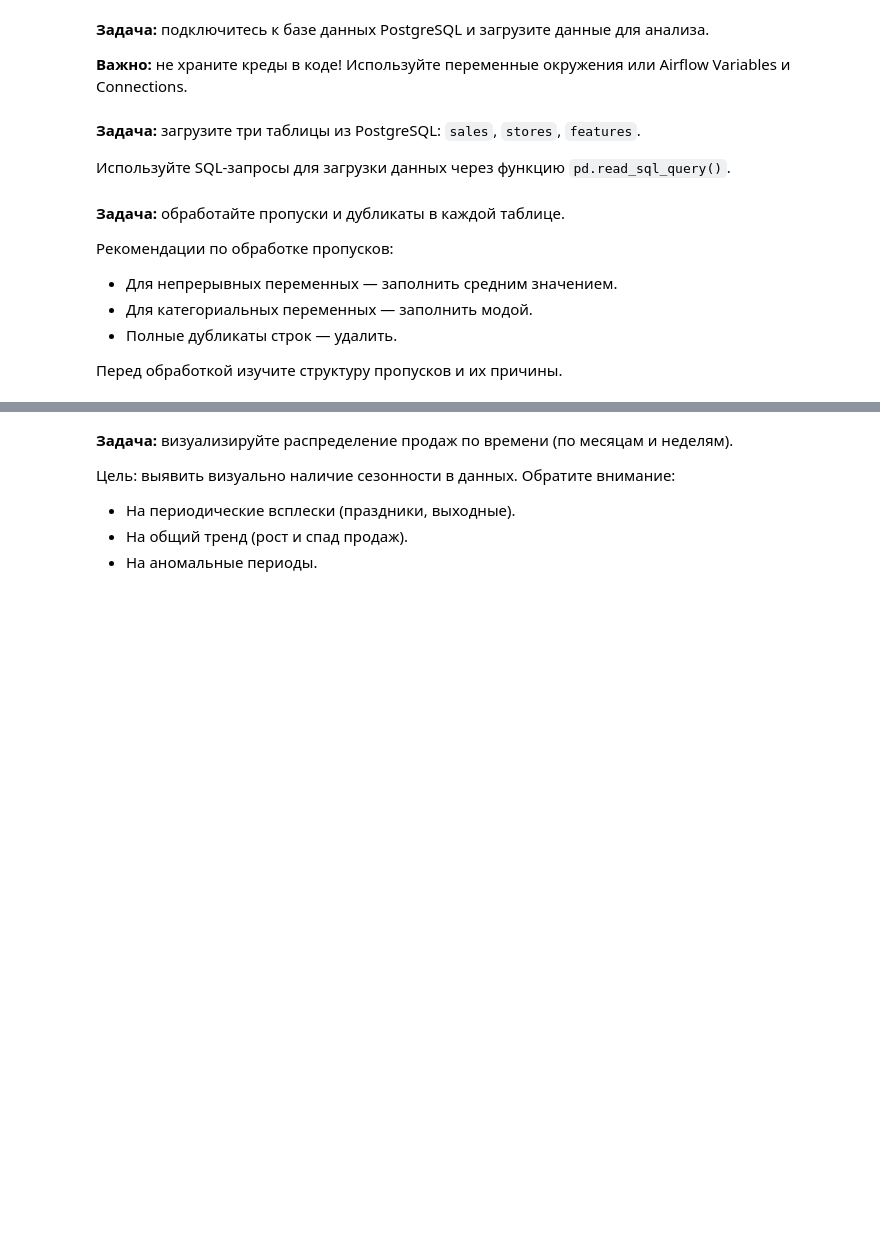
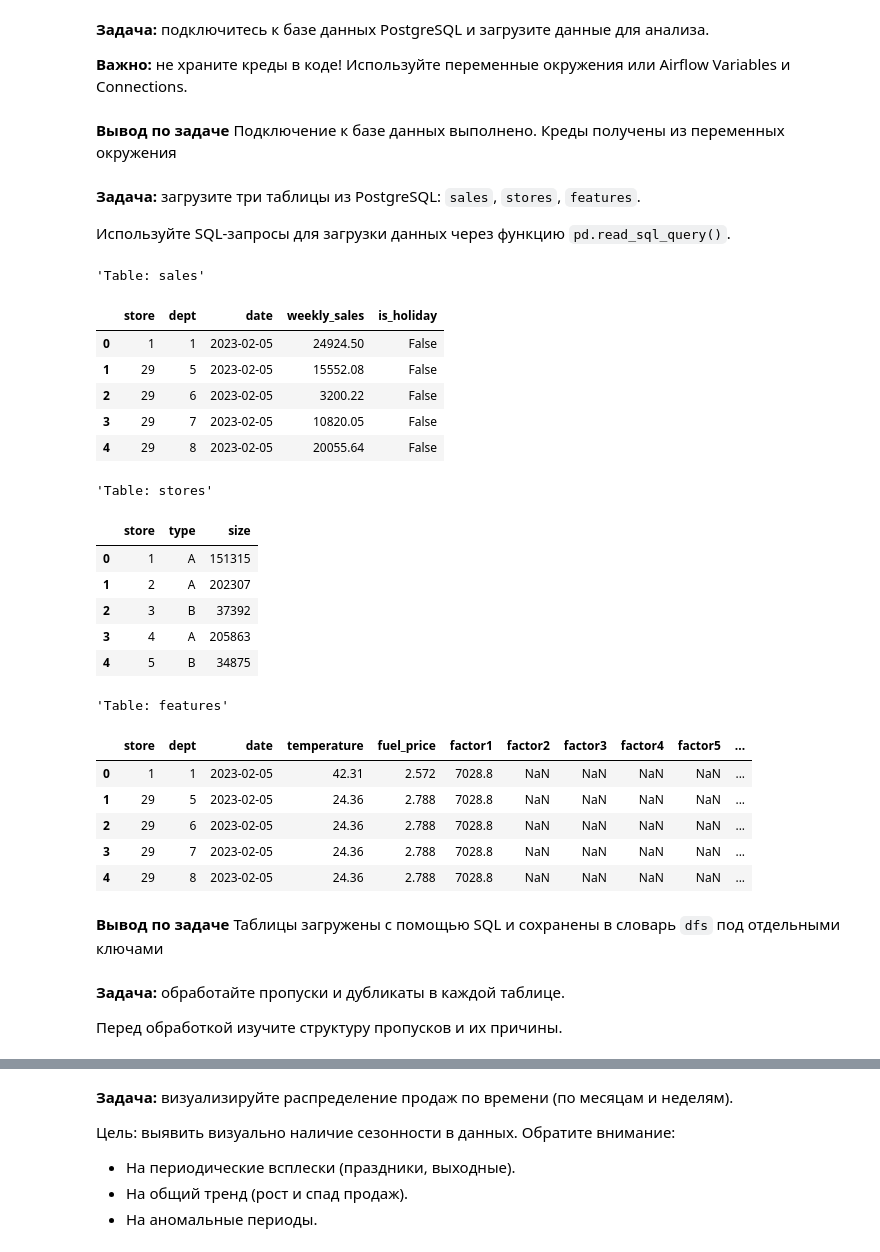
Before and after one commit to Daniel217D/airflow-pipeline-for-Prilavok, a Jupyter notebook: model_training.ipynb, the cells around one changed output, grey strips where cells are left out. Saved outputs shown, nothing was run; the diff lists cells and outputs as text; code cells hidden in the pictures; blank space fills up the shorter version.

```diff
--- a/model_training.ipynb
+++ b/model_training.ipynb
@@ -72,7 +91,51 @@ RANDOM_STATE = 42
 **Задача:** подключитесь к базе данных PostgreSQL и загрузите данные для анализа.
 
 **Важно:** не храните креды в коде! Используйте переменные окружения или Airflow Variables и Connections.
+# %%
+# Создание строки подключения
+SQL_URL = connection_string = 'postgresql://{}:{}@{}:{}/{}?sslmode=require'.format(
+    os.getenv('DB_USER'), os.getenv('DB_PASSWORD'), os.getenv('DB_HOST'), os.getenv('DB_PORT'), os.getenv('DB_NAME')
+)
+# %%
+# Создание движка SQL для подключения к базе данных
+from sqlalchemy import create_engine
+sql_engine = create_engine(SQL_URL)
+# %% [markdown]
+**Вывод по задаче**
+Подключение к базе данных выполнено. Креды получены из переменных окружения
 # %% [markdown]
 **Задача:** загрузите три таблицы из PostgreSQL: `sales`, `stores`, `features`.
 
 Используйте SQL-запросы для загрузки данных через функцию `pd.read_sql_query()`.
+# %%
+# Загрузка данных из базы данных
+dfs = {}
+for table_name in ['sales', 'stores', 'features']:
+    dfs[table_name] = pd.read_sql_query(f"SELECT * FROM {table_name}", sql_engine)
+# %%
+# Вывод первых строк таблиц
+for name, df in dfs.items():
+    display(f"Table: {name}")
+    display(df.head())
+# %% [output]
+'Table: sales'
+|  | store | dept | date | weekly_sales | is_holiday |
+| 0 | 1 | 1 | 2023-02-05 | 24924.50 | False |
+| 1 | 29 | 5 | 2023-02-05 | 15552.08 | False |
+| 2 | 29 | 6 | 2023-02-05 | 3200.22 | False |
+| 3 | 29 | 7 | 2023-02-05 | 10820.05 | False |
+| 4 | 29 | 8 | 2023-02-05 | 20055.64 | False |
+'Table: stores'
+|  | store | type | size |
+| 0 | 1 | A | 151315 |
+| 1 | 2 | A | 202307 |
+| 2 | 3 | B | 37392 |
+| 3 | 4 | A | 205863 |
+| 4 | 5 | B | 34875 |
+'Table: features'
+|  | store | dept | date | temperature | fuel_price | factor1 | factor2 | factor3 | factor4 | factor5 | ... |
+| 0 | 1 | 1 | 2023-02-05 | 42.31 | 2.572 | 7028.8 | NaN | NaN | NaN | NaN | ... |
+| 1 | 29 | 5 | 2023-02-05 | 24.36 | 2.788 | 7028.8 | NaN | NaN | NaN | NaN | ... |
+| 2 | 29 | 6 | 2023-02-05 | 24.36 | 2.788 | 7028.8 | NaN | NaN | NaN | NaN | ... |
+| 3 | 29 | 7 | 2023-02-05 | 24.36 | 2.788 | 7028.8 | NaN | NaN | NaN | NaN | ... |
+| 4 | 29 | 8 | 2023-02-05 | 24.36 | 2.788 | 7028.8 | NaN | NaN | NaN | NaN | ... |
@@ -79,9 +146,7 @@ RANDOM_STATE = 42
+# %% [markdown]
+**Вывод по задаче**
+Таблицы загружены с помощью SQL и сохранены в словарь `dfs` под отдельными ключами
 # %% [markdown]
 **Задача:** обработайте пропуски и дубликаты в каждой таблице.
 
-Рекомендации по обработке пропусков:
-- Для непрерывных переменных — заполнить средним значением.
-- Для категориальных переменных — заполнить модой.
-- Полные дубликаты строк — удалить.
-
 Перед обработкой изучите структуру пропусков и их причины.
```
Also changed, not shown: parts of 47 cells of this notebook.
